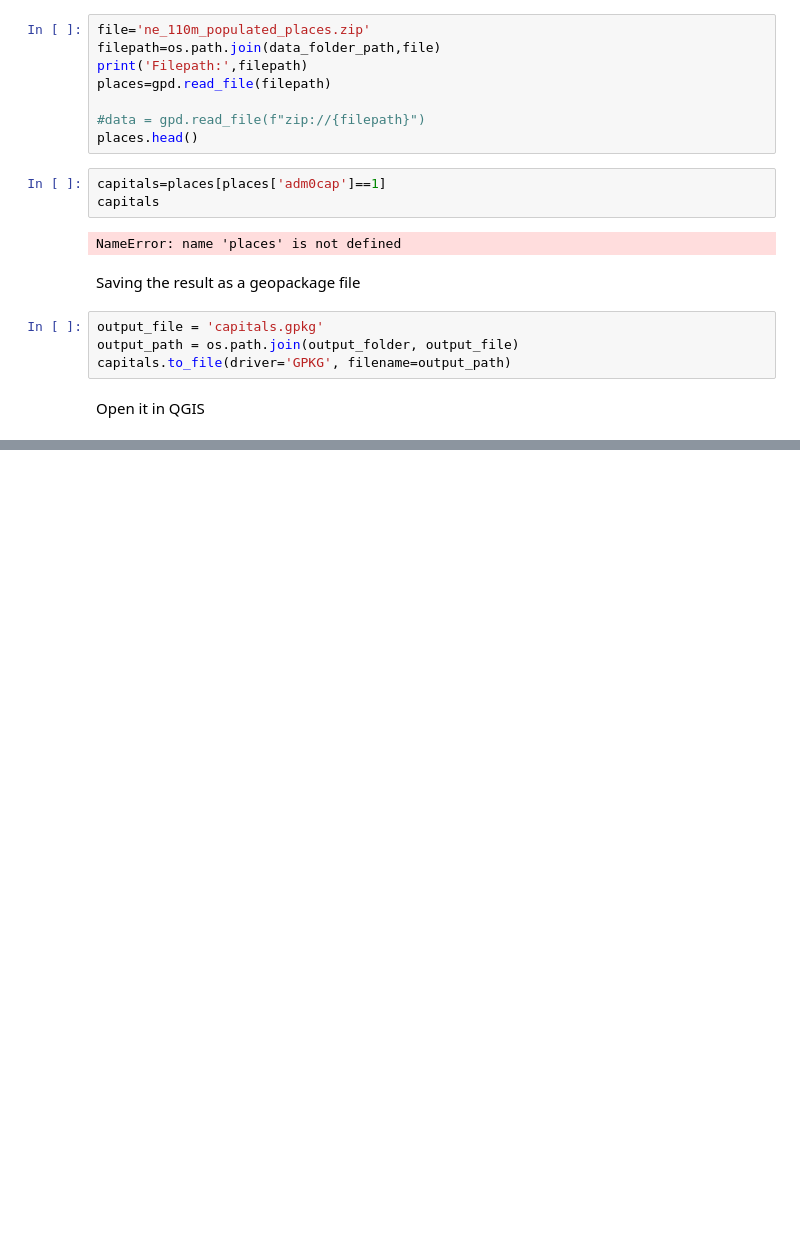
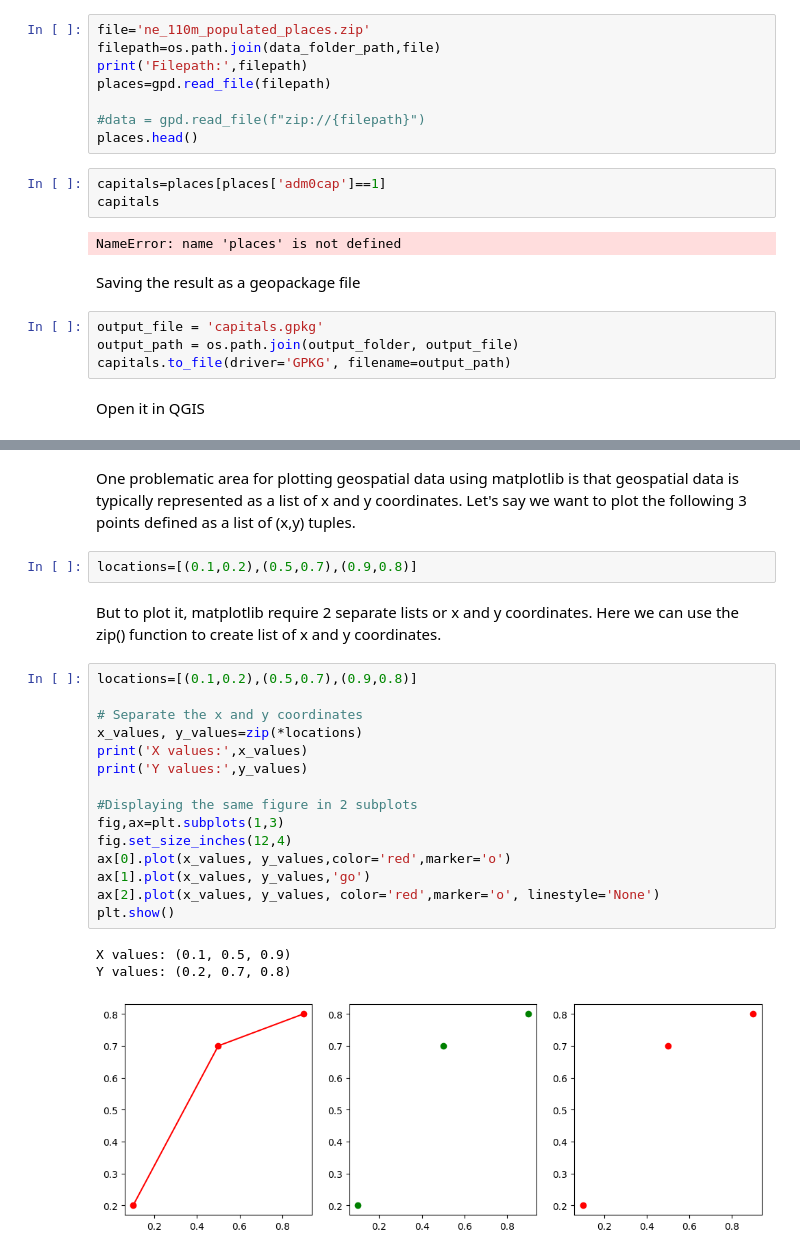
Before and after one commit to suchitra2020180/RS_GIS_Python, a Jupyter notebook: Colab_Basics.ipynb, the cells around one changed output, grey strips where cells are left out. Cells and saved outputs as stored; diff of their text form; blank space fills up the shorter version.

```diff
--- a/Colab_Basics.ipynb
+++ b/Colab_Basics.ipynb
@@ -170,0 +213,25 @@ Open it in QGIS
+# %% [markdown]
+One problematic area for plotting geospatial data using matplotlib is that geospatial data is typically represented as a list of x and y coordinates. Let's say we want to plot the following 3 points defined as a list of (x,y) tuples.
+# %%
+locations=[(0.1,0.2),(0.5,0.7),(0.9,0.8)]
+# %% [markdown]
+But to plot it, matplotlib require 2 separate lists or x and y coordinates. Here we can use the zip() function to create list of x and y coordinates.
+# %%
+locations=[(0.1,0.2),(0.5,0.7),(0.9,0.8)]
+
+# Separate the x and y coordinates
+x_values, y_values=zip(*locations)
+print('X values:',x_values)
+print('Y values:',y_values)
+
+#Displaying the same figure in 2 subplots
+fig,ax=plt.subplots(1,3)
+fig.set_size_inches(12,4)
+ax[0].plot(x_values, y_values,color='red',marker='o')
+ax[1].plot(x_values, y_values,'go')
+ax[2].plot(x_values, y_values, color='red',marker='o', linestyle='None')
+plt.show()
+# %% [output]
+X values: (0.1, 0.5, 0.9)
+Y values: (0.2, 0.7, 0.8)
+[figure, added]
```
Also changed, not shown: parts of 8 cells of this notebook.
